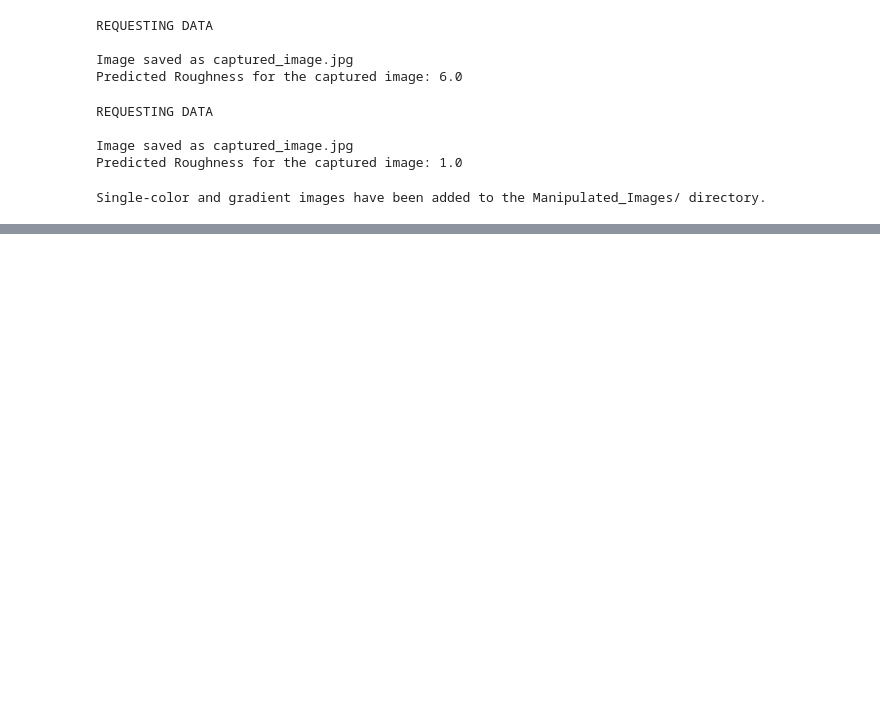
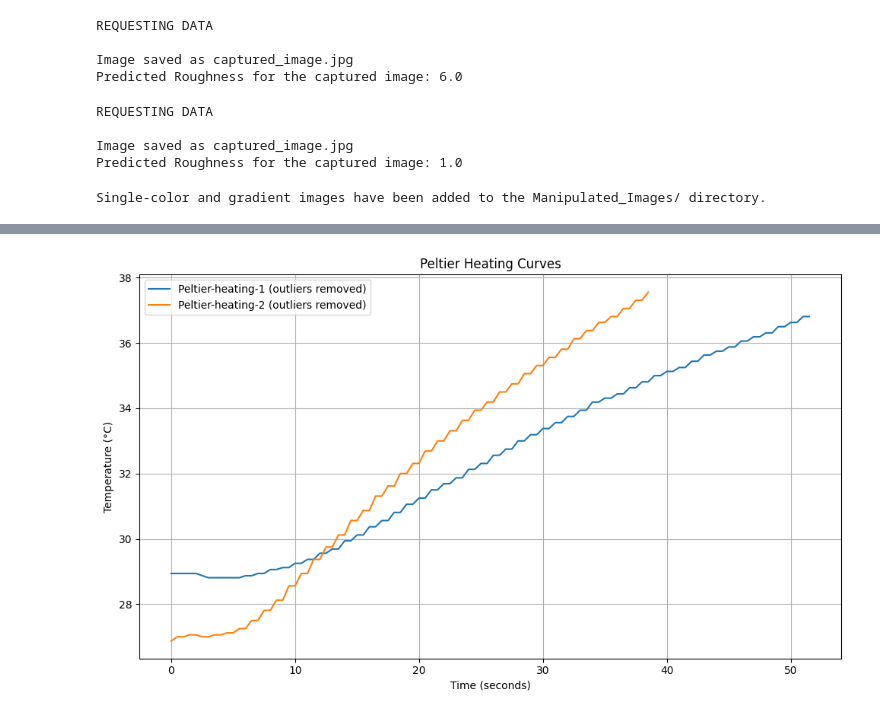
Before and after one commit to oofidc/UIC-BioDesign-25-Code, a Jupyter notebook: notebooks/Figure_Generation.ipynb, the cells around one changed output, grey strips where cells are left out. Cells and saved outputs as stored; diff of their text form; code cells hidden in the pictures; blank space fills up the shorter version.

```diff
--- a/notebooks/Figure_Generation.ipynb
+++ b/notebooks/Figure_Generation.ipynb
@@ -1470,0 +1510,33 @@ Single-color and gradient images have been added to the Manipulated_Images/ dire
+# %%
+import numpy as np
+
+import matplotlib.pyplot as plt
+
+def remove_outliers(x, y, threshold=2.5):
+    """
+    Removes points from (x, y) where y is more than `threshold` standard deviations from the mean.
+    Returns filtered (x, y).
+    """
+    y = np.array(y)
+    x = np.array(x)
+    mean = np.mean(y)
+    std = np.std(y)
+    mask = np.abs(y - mean) < threshold * std
+    return x[mask], y[mask]
+
+# Remove outliers from both datasets
+time1_clean, temps1_clean = remove_outliers(time1, temps1)
+time2_clean, temps2_clean = remove_outliers(time2, temps2)
+
+plt.figure(figsize=(10, 6))
+plt.plot(time1_clean, temps1_clean, label='Peltier-heating-1 (outliers removed)')
+plt.plot(time2_clean, temps2_clean, label='Peltier-heating-2 (outliers removed)')
+plt.xlabel('Time (seconds)')
+plt.ylabel('Temperature (°C)')
+plt.title('Peltier Heating Curves')
+plt.legend()
+plt.grid(True)
+plt.tight_layout()
+plt.show()
+# %% [output]
+[figure, added]
```
Also changed, not shown: parts of 5 cells of this notebook.
